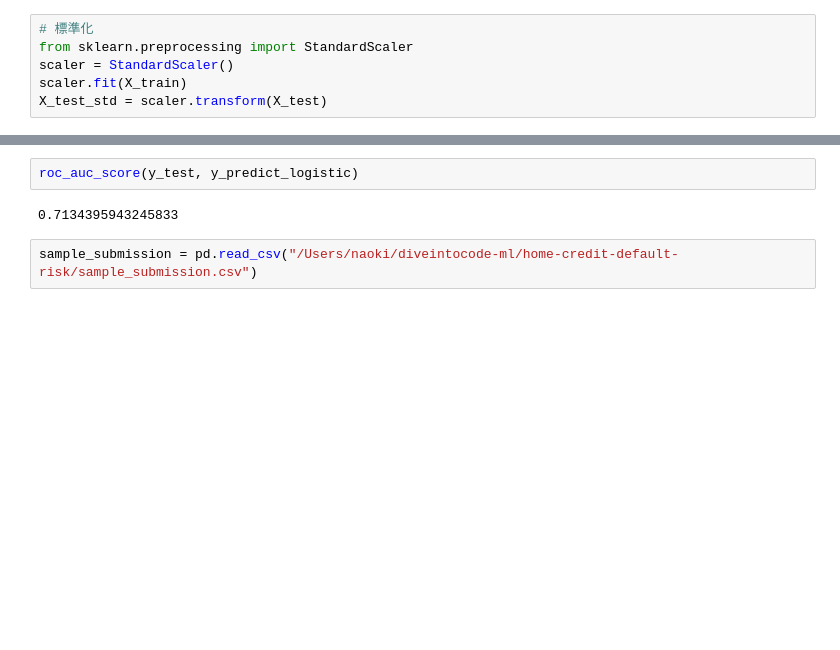
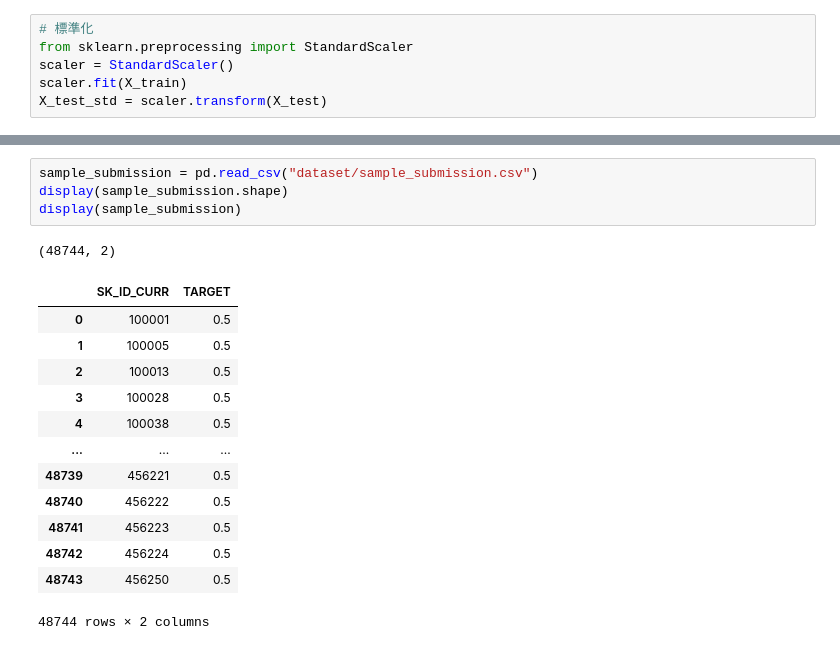
Before and after one commit to KoujiYakubo/diveintocode-ml, a Jupyter notebook: week4/session.ipynb, the cells around one changed output, grey strips where cells are left out. Saved outputs shown, nothing was run; the diff lists cells and outputs as text; blank space fills up the shorter version.

```diff
--- a/week4/session.ipynb
+++ b/week4/session.ipynb
@@ -492,6 +394,19 @@ array([0.1332797 , 0.01738122, 0.08715392, ..., 0.03069435, 0.20359368,
-# %%
-roc_auc_score(y_test, y_predict_logistic)
-# %% [output]
-0.7134395943245833
-# %%
-sample_submission = pd.read_csv("/Users/naoki/diveintocode-ml/home-credit-default-risk/sample_submission.csv")
+# %%
+sample_submission = pd.read_csv("dataset/sample_submission.csv")
+display(sample_submission.shape)
+display(sample_submission)
+# %% [output]
+(48744, 2)
+|  | SK_ID_CURR | TARGET |
+| 0 | 100001 | 0.5 |
+| 1 | 100005 | 0.5 |
+| 2 | 100013 | 0.5 |
+| 3 | 100028 | 0.5 |
+| 4 | 100038 | 0.5 |
+| ... | ... | ... |
+| 48739 | 456221 | 0.5 |
+| 48740 | 456222 | 0.5 |
+| 48741 | 456223 | 0.5 |
+| 48742 | 456224 | 0.5 |
+| 48743 | 456250 | 0.5 |
+48744 rows × 2 columns
```
Also changed, not shown: parts of 42 cells of this notebook.
